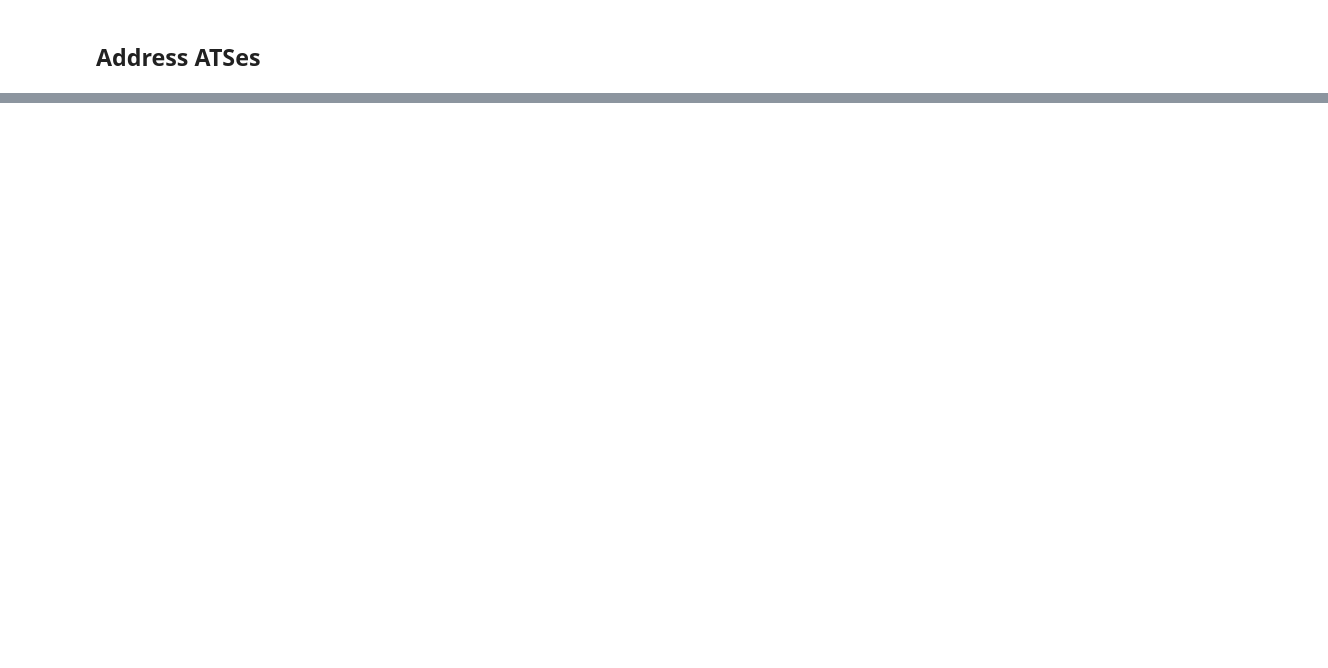
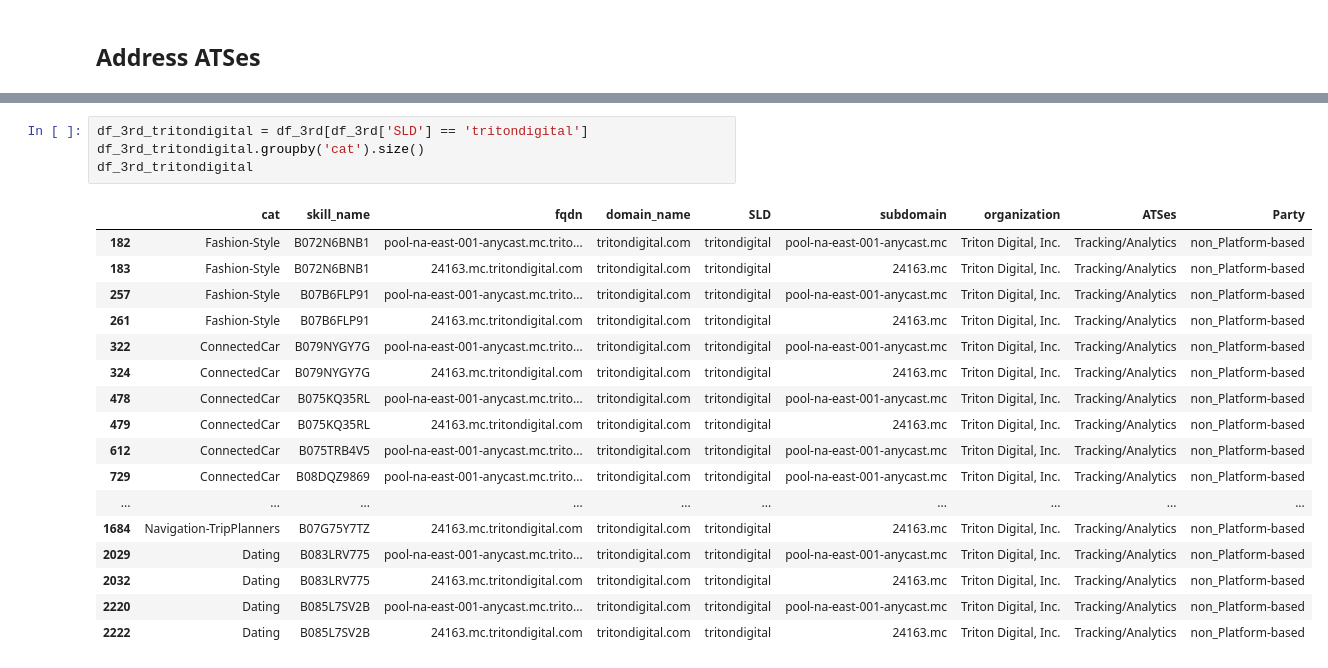
Before and after one commit to pooneh-nb/voice_assistance, a Jupyter notebook: NetworkAnalysis/post_processing/traffic_analysis_vis.ipynb, the cells around one changed output, grey strips where cells are left out. Drawn from its saved outputs; the diff is of its cells as text; blank space fills up the shorter version.

```diff
--- a/NetworkAnalysis/post_processing/traffic_analysis_vis.ipynb
+++ b/NetworkAnalysis/post_processing/traffic_analysis_vis.ipynb
@@ -488,0 +311,22 @@ fqdn_skill
+# %%
+df_3rd_tritondigital = df_3rd[df_3rd['SLD'] == 'tritondigital']
+df_3rd_tritondigital.groupby('cat').size()
+df_3rd_tritondigital
+# %% [output]
+|  | cat | skill_name | fqdn | domain_name | SLD | subdomain | organization | ATSes | Party |
+| 182 | Fashion-Style | B072N6BNB1 | pool-na-east-001-anycast.mc.trito... | tritondigital.com | tritondigital | pool-na-east-001-anycast.mc | Triton Digital, Inc. | Tracking/Analytics | non_Platform-based |
+| 183 | Fashion-Style | B072N6BNB1 | 24163.mc.tritondigital.com | tritondigital.com | tritondigital | 24163.mc | Triton Digital, Inc. | Tracking/Analytics | non_Platform-based |
+| 257 | Fashion-Style | B07B6FLP91 | pool-na-east-001-anycast.mc.trito... | tritondigital.com | tritondigital | pool-na-east-001-anycast.mc | Triton Digital, Inc. | Tracking/Analytics | non_Platform-based |
+| 261 | Fashion-Style | B07B6FLP91 | 24163.mc.tritondigital.com | tritondigital.com | tritondigital | 24163.mc | Triton Digital, Inc. | Tracking/Analytics | non_Platform-based |
+| 322 | ConnectedCar | B079NYGY7G | pool-na-east-001-anycast.mc.trito... | tritondigital.com | tritondigital | pool-na-east-001-anycast.mc | Triton Digital, Inc. | Tracking/Analytics | non_Platform-based |
+| 324 | ConnectedCar | B079NYGY7G | 24163.mc.tritondigital.com | tritondigital.com | tritondigital | 24163.mc | Triton Digital, Inc. | Tracking/Analytics | non_Platform-based |
+| 478 | ConnectedCar | B075KQ35RL | pool-na-east-001-anycast.mc.trito... | tritondigital.com | tritondigital | pool-na-east-001-anycast.mc | Triton Digital, Inc. | Tracking/Analytics | non_Platform-based |
+| 479 | ConnectedCar | B075KQ35RL | 24163.mc.tritondigital.com | tritondigital.com | tritondigital | 24163.mc | Triton Digital, Inc. | Tracking/Analytics | non_Platform-based |
+| 612 | ConnectedCar | B075TRB4V5 | pool-na-east-001-anycast.mc.trito... | tritondigital.com | tritondigital | pool-na-east-001-anycast.mc | Triton Digital, Inc. | Tracking/Analytics | non_Platform-based |
+| 729 | ConnectedCar | B08DQZ9869 | pool-na-east-001-anycast.mc.trito... | tritondigital.com | tritondigital | pool-na-east-001-anycast.mc | Triton Digital, Inc. | Tracking/Analytics | non_Platform-based |
+| ... | ... | ... | ... | ... | ... | ... | ... | ... | ... |
+| 1684 | Navigation-TripPlanners | B07G75Y7TZ | 24163.mc.tritondigital.com | tritondigital.com | tritondigital | 24163.mc | Triton Digital, Inc. | Tracking/Analytics | non_Platform-based |
+| 2029 | Dating | B083LRV775 | pool-na-east-001-anycast.mc.trito... | tritondigital.com | tritondigital | pool-na-east-001-anycast.mc | Triton Digital, Inc. | Tracking/Analytics | non_Platform-based |
+| 2032 | Dating | B083LRV775 | 24163.mc.tritondigital.com | tritondigital.com | tritondigital | 24163.mc | Triton Digital, Inc. | Tracking/Analytics | non_Platform-based |
+| 2220 | Dating | B085L7SV2B | pool-na-east-001-anycast.mc.trito... | tritondigital.com | tritondigital | pool-na-east-001-anycast.mc | Triton Digital, Inc. | Tracking/Analytics | non_Platform-based |
+| 2222 | Dating | B085L7SV2B | 24163.mc.tritondigital.com | tritondigital.com | tritondigital | 24163.mc | Triton Digital, Inc. | Tracking/Analytics | non_Platform-based |
```
Also changed, not shown: parts of 54 cells of this notebook, 8 other files.
